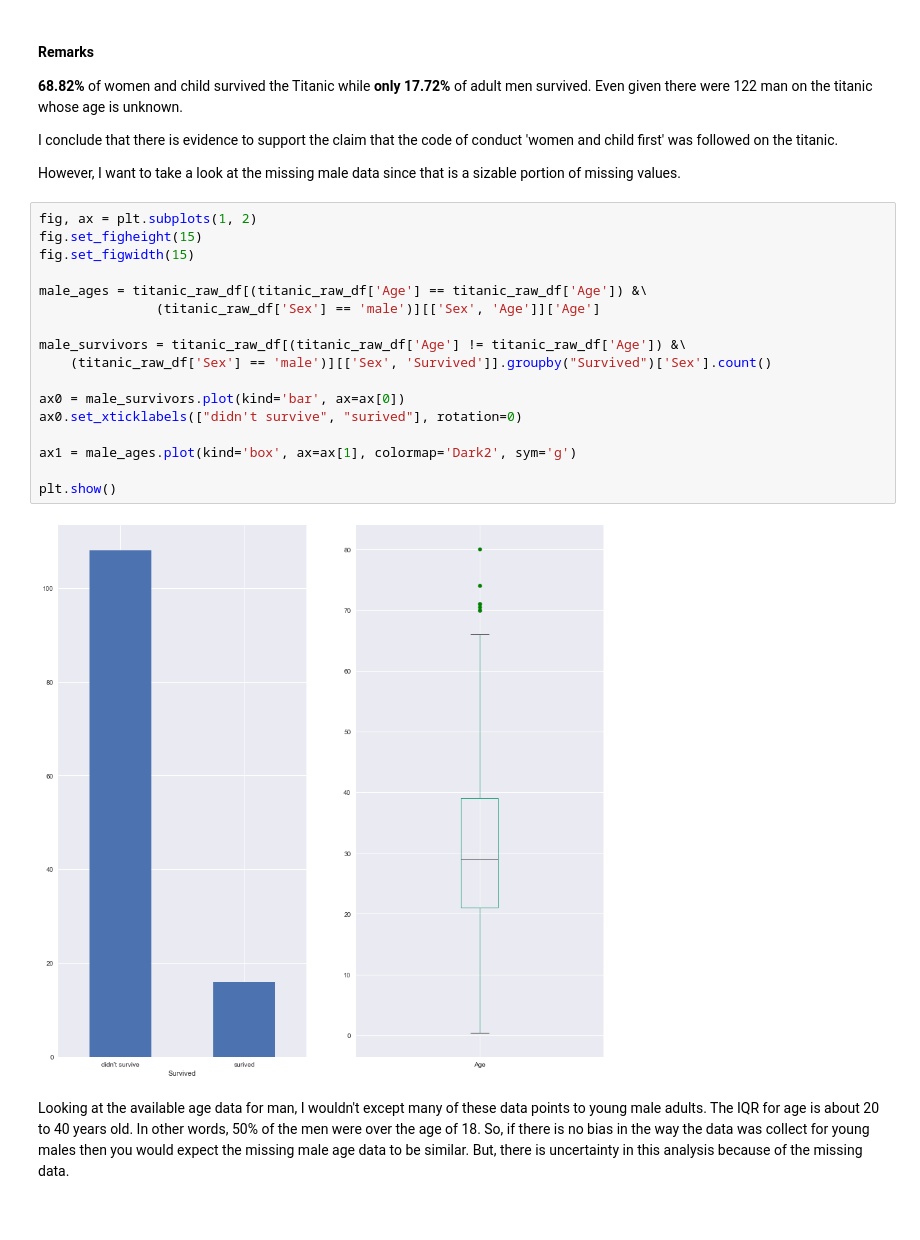
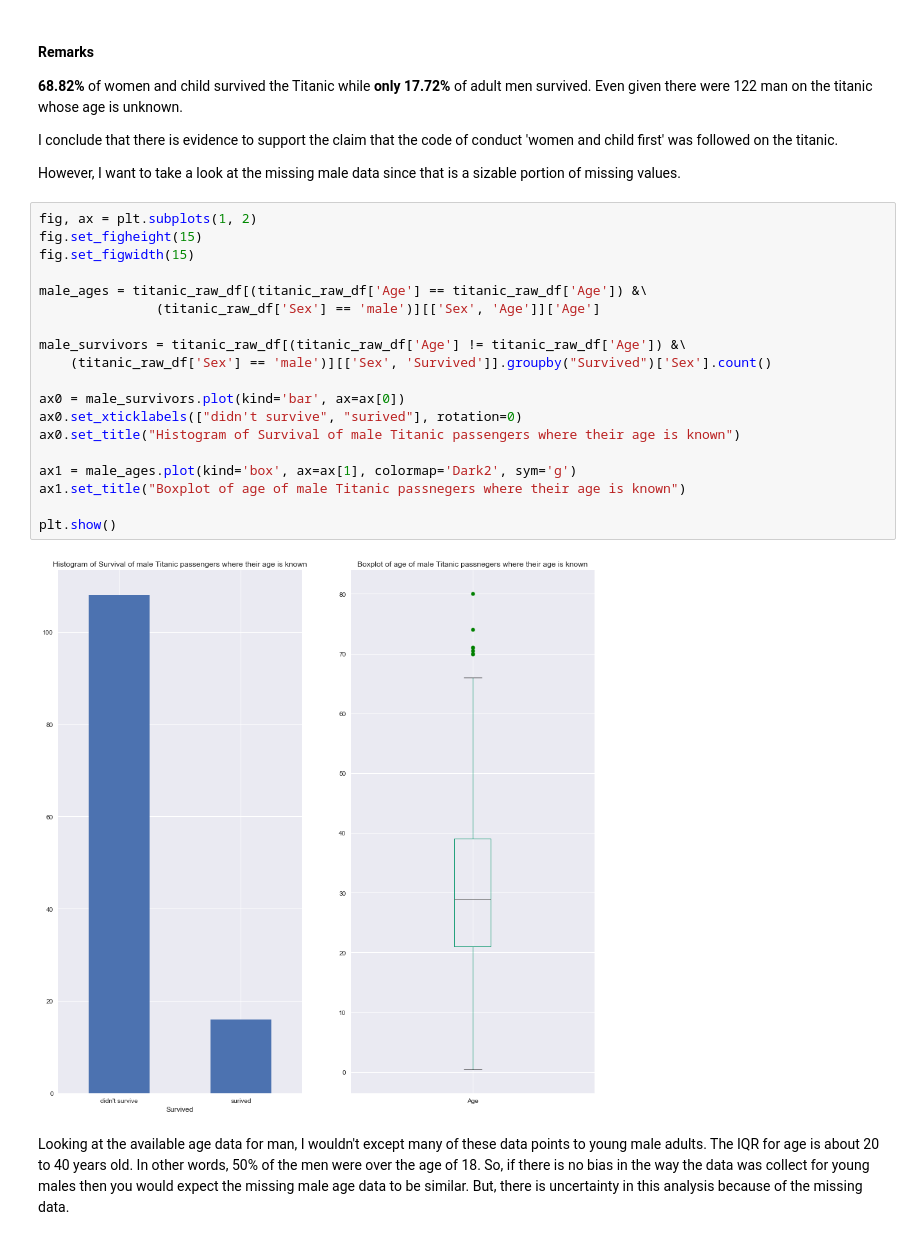
Before and after one commit to dataxerik/Udacity_Data_Analyst, a Jupyter notebook: Intro To Data Analytic/Intro To Data Analysis Project - Titanic Dataset.ipynb, the cells around one changed output. Cells and saved outputs as stored; diff of their text form.

```diff
--- a/Intro To Data Analytic/Intro To Data Analysis Project - Titanic Dataset.ipynb
+++ b/Intro To Data Analytic/Intro To Data Analysis Project - Titanic Dataset.ipynb
@@ -331,22 +331,24 @@ However, I want to take a look at the missing male data since that is a sizable
 # %%
 fig, ax = plt.subplots(1, 2)
 fig.set_figheight(15)
 fig.set_figwidth(15)
 
 male_ages = titanic_raw_df[(titanic_raw_df['Age'] == titanic_raw_df['Age']) &\
                (titanic_raw_df['Sex'] == 'male')][['Sex', 'Age']]['Age']
 
 male_survivors = titanic_raw_df[(titanic_raw_df['Age'] != titanic_raw_df['Age']) &\
     (titanic_raw_df['Sex'] == 'male')][['Sex', 'Survived']].groupby("Survived")['Sex'].count()
 
 ax0 = male_survivors.plot(kind='bar', ax=ax[0])
 ax0.set_xticklabels(["didn't survive", "surived"], rotation=0)
+ax0.set_title("Histogram of Survival of male Titanic passengers where their age is known")
 
 ax1 = male_ages.plot(kind='box', ax=ax[1], colormap='Dark2', sym='g')
+ax1.set_title("Boxplot of age of male Titanic passnegers where their age is known")
 
 plt.show()
 # %% [output]
-[figure, old version]
+[figure, new version]
 # %% [markdown]
 Looking at the available age data for man, I wouldn't except many of these data points to young male adults. The IQR for age is about 20 to 40 years old. In other words, 50% of the men were over the age of 18. So, if there is no bias in the way the data was collect for young males then you would expect the missing male age data to be similar. But, there is uncertainty in this analysis because of the missing data.
 # %% [markdown]
```
Also changed, not shown: parts of 6 cells of this notebook.
